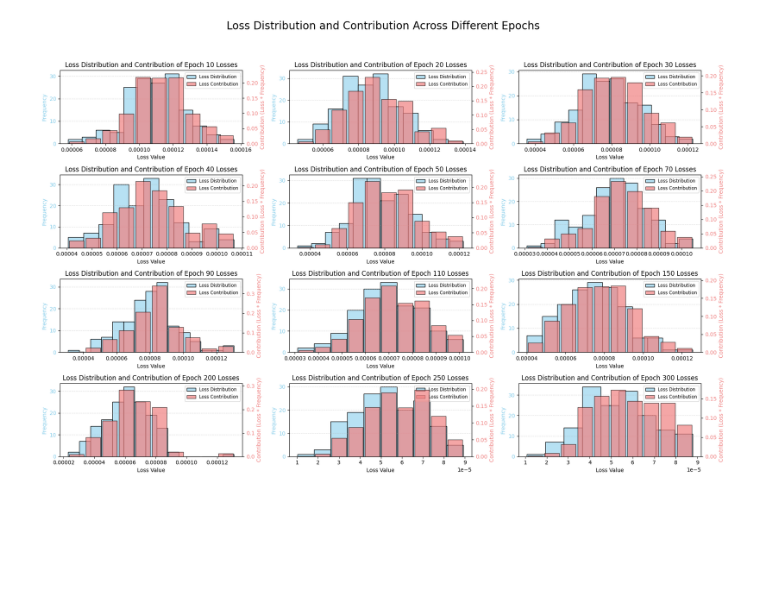
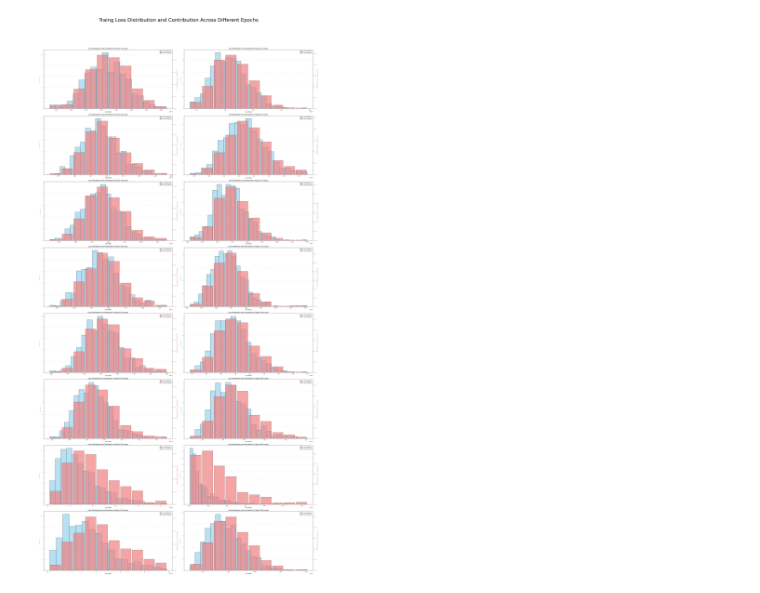
Before and after one commit to ucantseeit/generalization, a Jupyter notebook: loss_distribution/visualize_results/cifar10_resnet18/visualize_data.ipynb, the cells around one changed output. Drawn from its saved outputs; the diff is of its cells as text; code cells hidden in the pictures; blank space fills up the shorter version.

Commit message:
visualization for cifar10 resnet18

```diff
--- a/loss_distribution/visualize_results/cifar10_resnet18/visualize_data.ipynb
+++ b/loss_distribution/visualize_results/cifar10_resnet18/visualize_data.ipynb
@@ -36,11 +33,16 @@ Text(0, 0.5, 'Losses')
+# %%
+import pickle
+with open('all_model_train_losses.pickle', 'rb') as f:
+	all_model_train_losses = pickle.load(f)
+
+with open('all_model_test_losses.pickle', 'rb') as f:
+	all_model_test_losses = pickle.load(f)
 # %%
-import pickle
-with open('all_model_train_losses.pickle', 'rb') as f:
-	all_model_losses = pickle.load(f)
+
 
 plt.figure(figsize=(15, 15))
-for i in all_model_losses.keys():
-	epoch_losses = all_model_losses[i]
+for i in all_model_train_losses.keys():
+	epoch_losses = all_model_train_losses[i]
 	sns.histplot(epoch_losses, kde=False, label=f'Epoch {i}', alpha=0.7)
 
 plt.title('Distribution of Training Losses Across Different Epochs')
@@ -54,11 +54,7 @@ plt.show()
 # %%
-import pickle
-with open('all_model_test_losses.pickle', 'rb') as f:
-	all_model_losses = pickle.load(f)
-
 plt.figure(figsize=(15, 15))
-for i in all_model_losses.keys():
-	epoch_losses = all_model_losses[i]
+for i in all_model_test_losses.keys():
+	epoch_losses = all_model_test_losses[i]
 	sns.histplot(epoch_losses, kde=False, label=f'Epoch {i}', alpha=0.7)
 
 plt.title('Distribution of Test Losses Across Different Epochs')
@@ -106,7 +100,7 @@ def _calculate_bin_sum_contributions(epoch_losses, bin_edges, total_loss):
 
 
 # --- 主绘图函数 ---
-def plot_distribution_and_contribution(epoch_index, ax):
+def plot_distribution_and_contribution(epoch_index, epoch_losses, ax):
     """
     绘制给定 epoch 的 loss 分布 (直方图) 和每个 bin 的实际 loss 贡献度。
 
@@ -116,7 +110,7 @@ def plot_distribution_and_contribution(epoch_index, ax):
         ax (matplotlib.axes.Axes): 用于绘图的 Axes 对象。
     """
     # 将 loss 列表转换为 NumPy 数组，方便处理
-    epoch_losses = np.array(all_model_losses[epoch_index])
+    epoch_losses = np.array(epoch_losses)
     total_loss = np.sum(epoch_losses) # 使用 np.sum 更安全，处理空数组或全零情况
 
     # 计算每个 loss bin 中的样本数量，用于分布图
@@ -155,19 +149,19 @@ def plot_distribution_and_contribution(epoch_index, ax):
     lines2, labels2 = ax2.get_legend_handles_labels()
     ax.legend(lines1 + lines2, labels1 + labels2, loc='upper right', fontsize='small') # 缩小字体防止拥挤
 # %%
-fig, axes = plt.subplots(5, 3, figsize=(18, 12)) # 增加了 figsize
+fig, axes = plt.subplots(8, 2, figsize=(32, 64)) # 增加了 figsize
 axes_flat = axes.flatten()
 
-epoch_indices_to_plot = [10, 20, 30, 40, 50, 70, 90, 110, 150, 200, 250, 300, ]
+epoch_indices_to_plot = [10, 20, 30, 40, 50, 70, 90, 110, 150, 200, 250, 300, 350, 400, 450, 500]
 
 # 遍历 epoch 索引，并将其映射到扁平化的 axes 数组中的每个子图
 for i, epoch_index in enumerate(epoch_indices_to_plot):
-    plot_distribution_and_contribution(epoch_index, axes_flat[i])
+    plot_distribution_and_contribution(epoch_index, all_model_train_losses[epoch_index], axes_flat[i])
 
 # 设置整个 Figure 的总标题
-fig.suptitle('Traing Loss Distribution and Contribution Across Different Epochs', fontsize=20, y=1.02) # y 调整标题位置
+fig.suptitle('Traing Loss Distribution and Contribution Across Different Epochs', fontsize=40, y=1.02) # y 调整标题位置
 
 plt.tight_layout(rect=[0, 0.03, 1, 0.98]) # 调整布局，为总标题留出空间
 plt.show()
 # %% [output]
-[figure, old version]
+[figure, new version]
```
Also changed, not shown: parts of 5 cells of this notebook.
